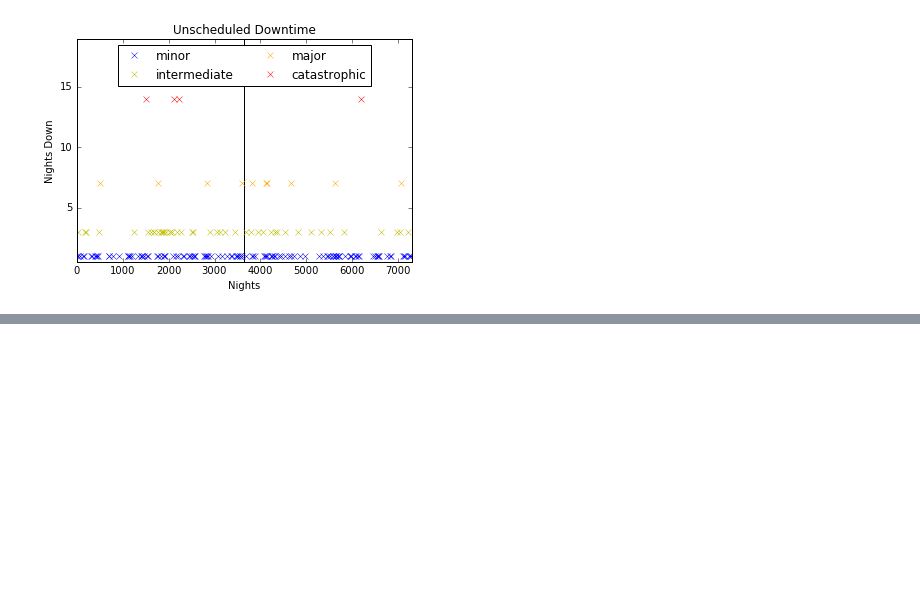
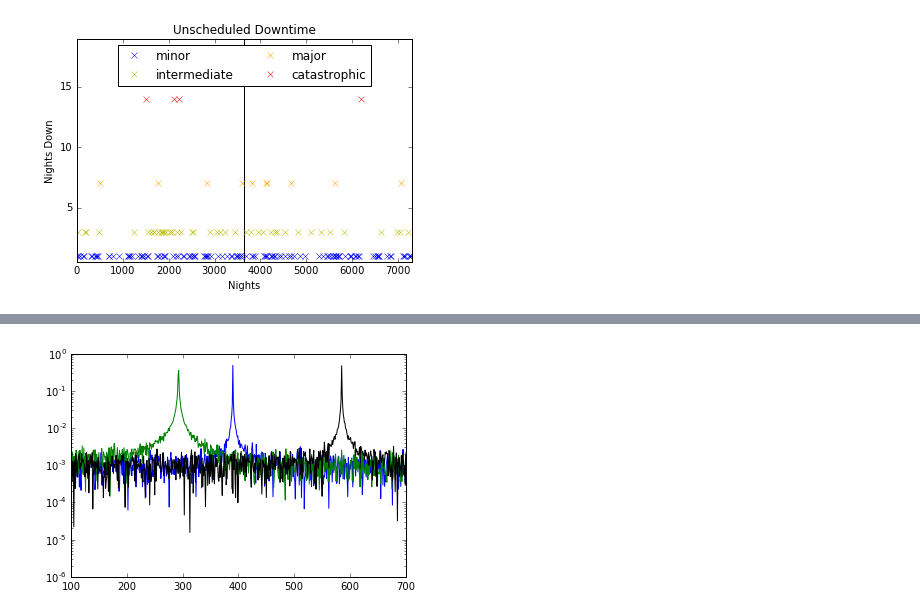
Before and after one commit to mareuter/notebooks, a Jupyter notebook: LSST/SOCS/UnscheduledDowntime.ipynb, the cells around one changed output, grey strips where cells are left out. Saved outputs shown, nothing was run; the diff lists cells and outputs as text; code cells hidden in the pictures; blank space fills up the shorter version.

```diff
--- a/LSST/SOCS/UnscheduledDowntime.ipynb
+++ b/LSST/SOCS/UnscheduledDowntime.ipynb
@@ -88,0 +109,20 @@ Standard Deviation of Time Between Failures: 64.0561370335 days
+# %%
+def do_fft(signal):
+    k = np.arange(len(signal))
+    frq = k[range(len(signal) / 2)]
+
+    Y = np.fft.fft(signal) / len(signal)
+    Y = Y[range(len(signal) / 2)]
+    return frq, Y
+# %%
+f1, Y1 = do_fft(dtc1)
+f2, Y2 = do_fft(dtc2)
+f3, Y3 = do_fft(dtc3)
+# %%
+plt.plot(f1, abs(Y1))
+plt.plot(f2, abs(Y2), 'g')
+plt.plot(f3, abs(Y3), 'k')
+plt.xlim(100, 700)
+plt.yscale('log')
+# %% [output]
+[figure, added]
```
Also changed, not shown: parts of 9 cells of this notebook.
